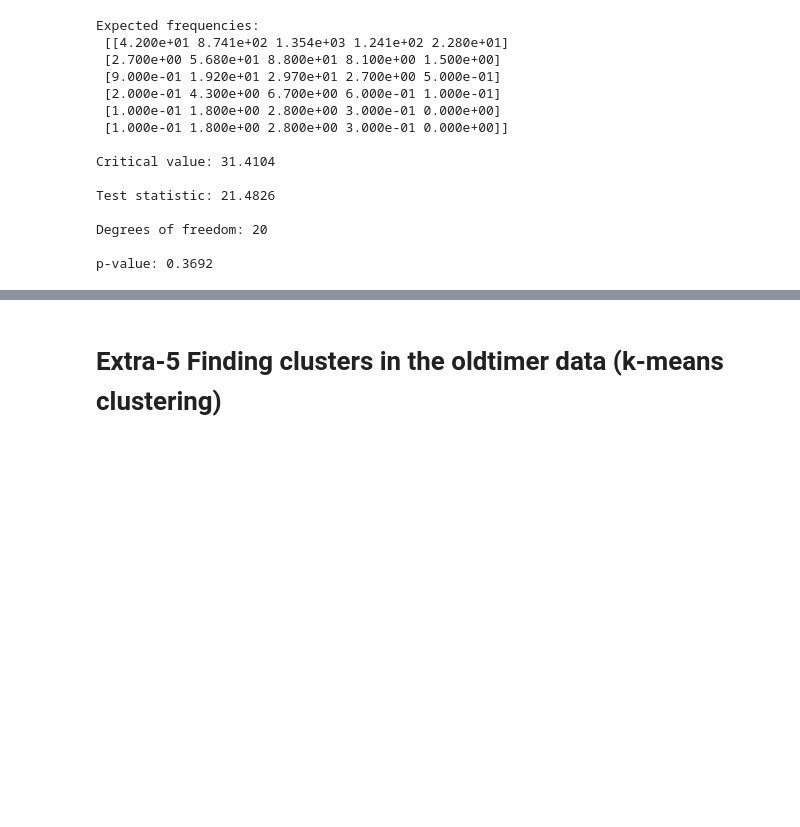
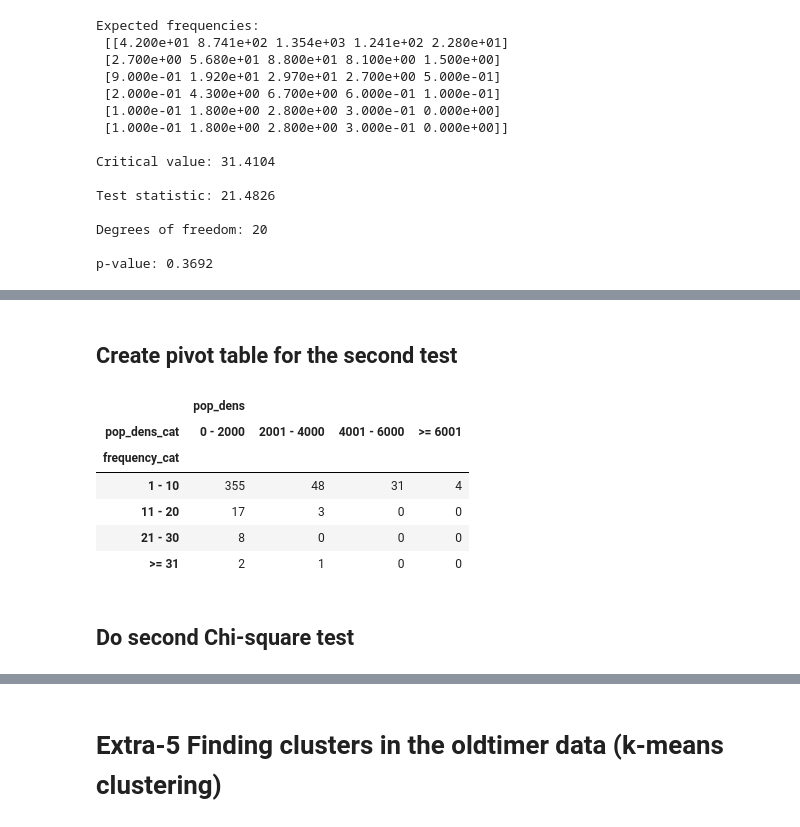
Before and after one commit to Sapdmsql/data_analytics_python_postgres, a Jupyter notebook: jupyter_postgres_db.ipynb, the cells around one changed output, grey strips where cells are left out. Drawn from its saved outputs; the diff is of its cells as text; code cells hidden in the pictures; blank space fills up the shorter version.

Commit message:
last chi-square test

```diff
--- a/jupyter_postgres_db.ipynb
+++ b/jupyter_postgres_db.ipynb
@@ -1150,0 +1168,7 @@ df_filtered[['pop_dens', 'pop_dens_cat']].head(10)
+# %%
+query = '''SELECT Count(*) as frequency
+FROM car_table
+GROUP BY place;'''
+frequency = pd.read_sql_query(query, con=engine)
+
+print(frequency.to_string(index=False))
@@ -1151,3 +1195,9 @@ df_filtered[['pop_dens', 'pop_dens_cat']].head(10)
+# %%
+# Create labels
+labels = ['1 - 10', '11 - 20', '21 - 30', '>= 31']
+
+# Create new categorical variable
+df_filtered["frequency_cat"] = pd.cut(frequency['frequency'], bins=[1, 11, 21, 31, 47], labels=labels)
 # %% [markdown]
 ## Generate pivot table for the test
 # %%
@@ -1203,0 +1256,9 @@ p-value: 0.3692
+# %%
+# Create labels
+labels = ['0 - 2000', '2001 - 4000', '4001 - 6000', '>= 6001']
+
+# Create new categorical variable
+df_filtered["pop_dens_cat"] = pd.cut(df_filtered['pop_dens'], bins=[0, 2000, 4000, 6000, 12810.992462312], labels=labels)
+
+# Check values
+df_filtered[['pop_dens', 'pop_dens_cat']].head(10)
@@ -1203,0 +1277,19 @@ p-value: 0.3692
+# %% [markdown]
+## Create pivot table for the second test
+# %%
+# Contingency table (numbers in the table are apartments)
+tab_freq = pd.pivot_table(df_filtered[['pop_dens', 'pop_dens_cat', 'frequency_cat']],
+                     index=['frequency_cat'],
+                     columns=['pop_dens_cat'],
+                     aggfunc='count')
+tab_freq
+# %% [output]
+|  | pop_dens |  |  |  |
+| pop_dens_cat | 0 - 2000 | 2001 - 4000 | 4001 - 6000 | >= 6001 |
+| frequency_cat |  |  |  |  |
+| 1 - 10 | 355 | 48 | 31 | 4 |
+| 11 - 20 | 17 | 3 | 0 | 0 |
+| 21 - 30 | 8 | 0 | 0 | 0 |
+| >= 31 | 2 | 1 | 0 | 0 |
+# %% [markdown]
+## Do second Chi-square test
```
Also changed, not shown: parts of 9 cells of this notebook.
